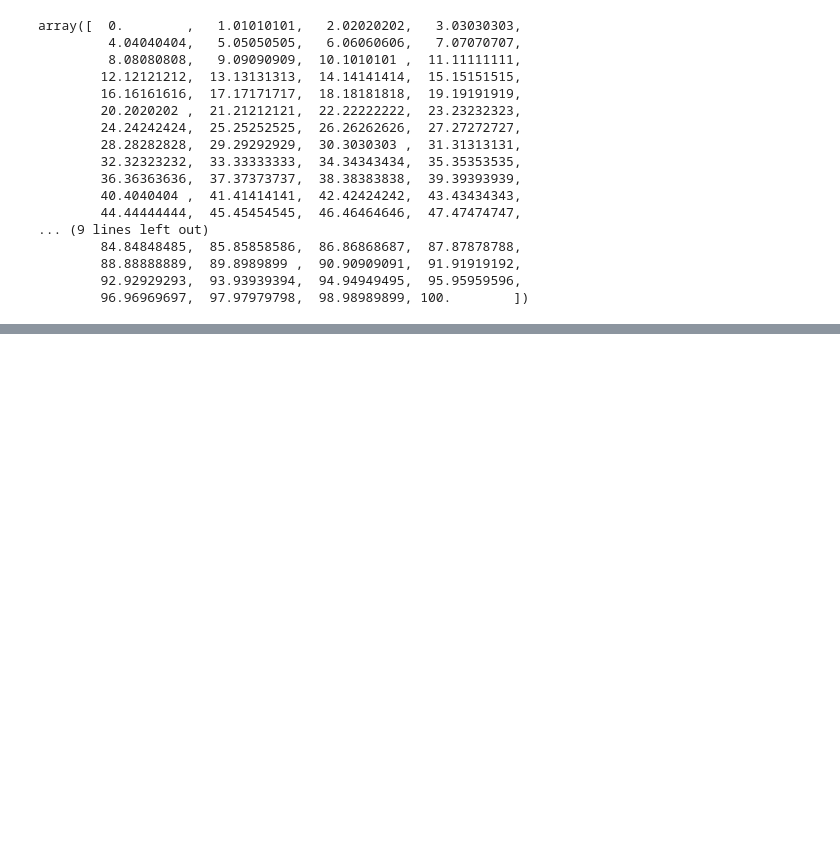
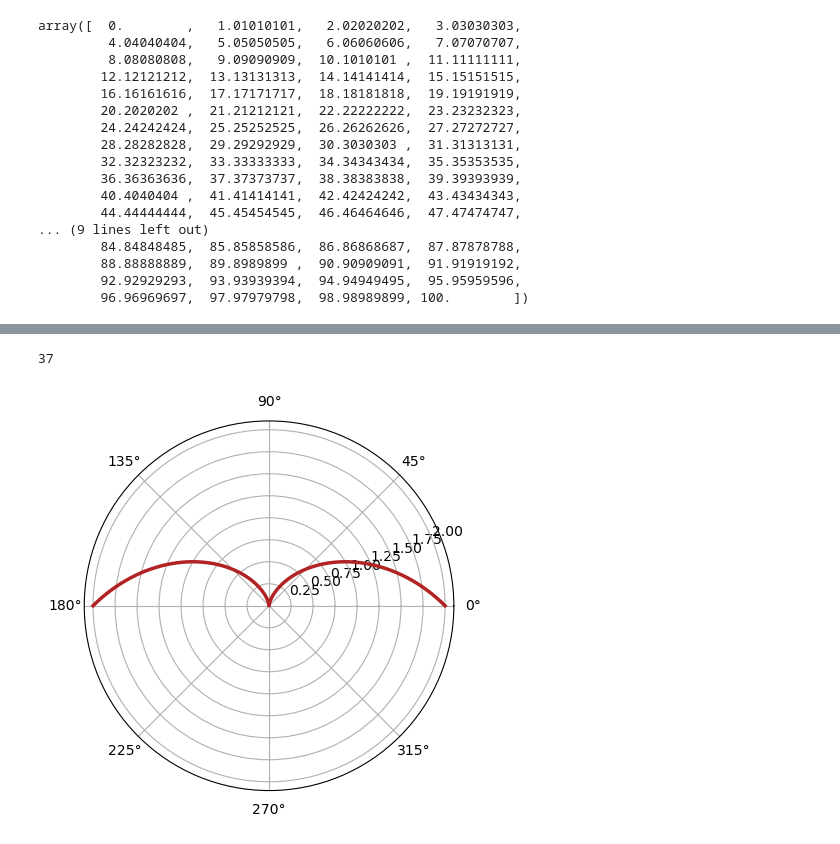
Before and after one commit to ecbaculo/ap155lab_ay26271, a Jupyter notebook: ap155_playground.ipynb, the cells around one changed output, grey strips where cells are left out. Drawn from its saved outputs; the diff is of its cells as text; code cells hidden in the pictures; blank space fills up the shorter version.

```diff
--- a/ap155_playground.ipynb
+++ b/ap155_playground.ipynb
@@ -23,0 +47,18 @@ array([  0.        ,   1.01010101,   2.02020202,   3.03030303,
+# %%
+def z_next(zn,c):
+    return zn**2 + c
+
+z_next(6,1)
+# %% [output]
+37
+# %%
+theta = np.linspace(0, np.pi, 1000)
+r = 2*(1 - np.sin(theta))
+
+fig, ax = plt.subplots(subplot_kw={'projection': 'polar'})
+
+ax.plot(theta, r, color='firebrick', lw=2.5, label='Cardioid')
+
+plt.show()
+# %% [output]
+[figure, added]
```
Also changed, not shown: parts of 7 cells of this notebook.
